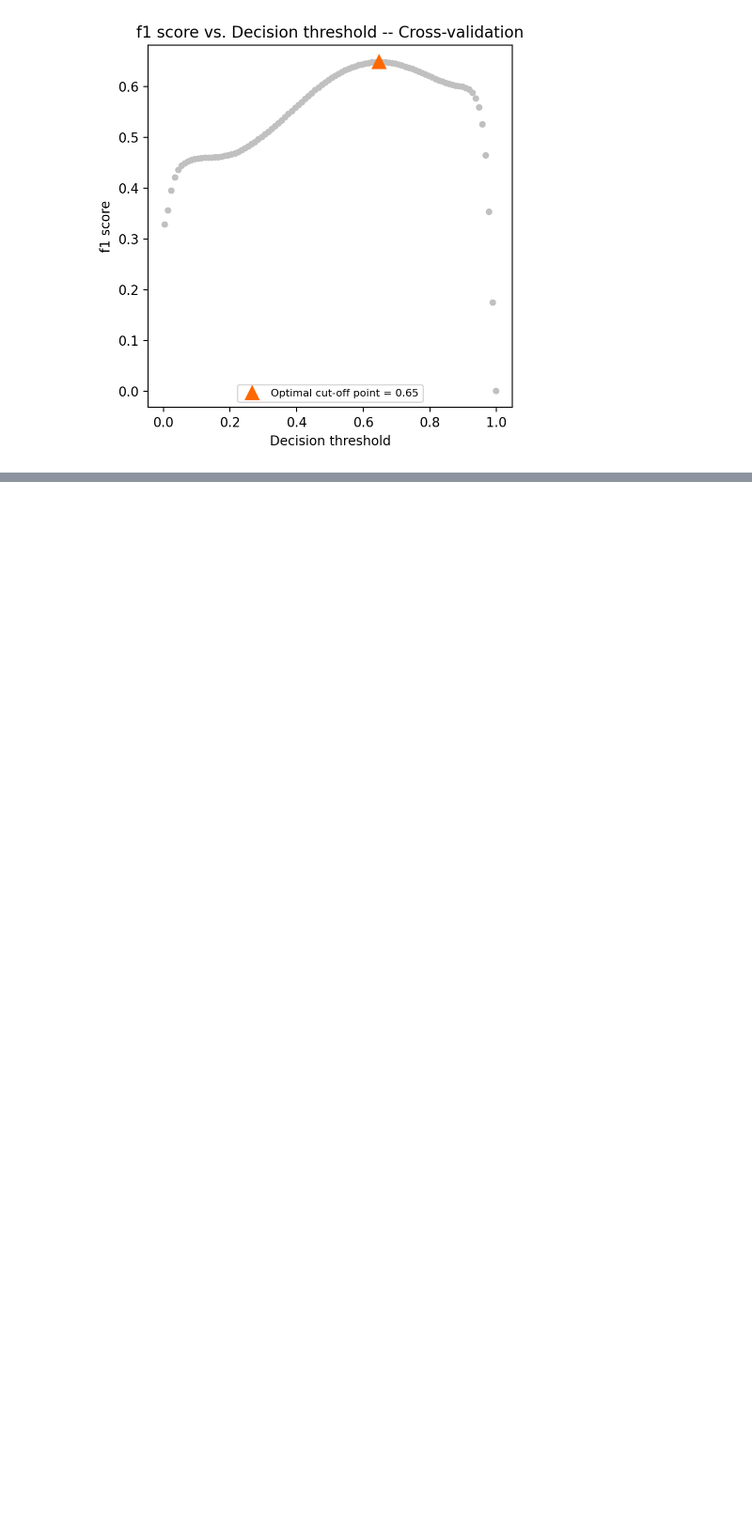
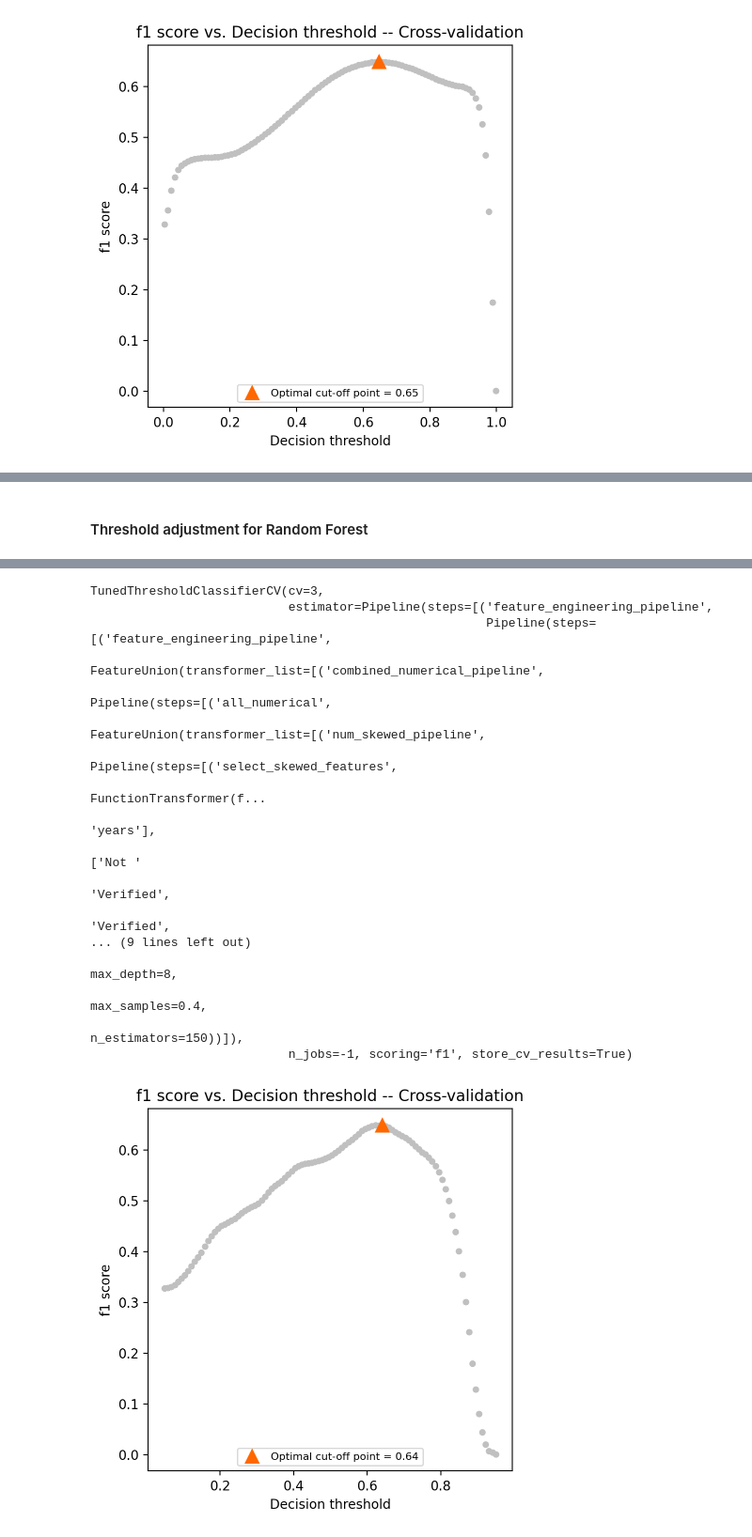
Before and after one commit to gvsreekar/credit_risk_model, a Jupyter notebook: notebooks/model_prototyping.ipynb, the cells around one changed output, grey strips where cells are left out. Shown at 94% size. Cells and saved outputs as stored; diff of their text form; code cells hidden in the pictures; blank space fills up the shorter version.

```diff
--- a/notebooks/model_prototyping.ipynb
+++ b/notebooks/model_prototyping.ipynb
@@ -301,0 +324,16 @@ TunedThresholdClassifierCV(cv=3,
+# %%
+from sklearn.ensemble import RandomForestClassifier
+pipe2_RF = Pipeline(steps=[
+    ('feature_engineering_pipeline',selected_FE_with_FS),
+    ('rfc',RandomForestClassifier())
+])
+# Please note that the params dictionary are the already tuned best parameters
+params = {
+ 'rfc__class_weight': ['balanced'],
+ 'rfc__max_depth': [8],
+ 'rfc__max_samples': [0.4],
+ 'rfc__n_estimators': [150]
+}
+
+grid2_RF = GridSearchCV(pipe2_RF,param_grid=params,cv=3,scoring='f1',verbose=1,n_jobs=config.N_JOBS)
+grid2_RF.fit(x_train,y_train_transformed)
@@ -301,0 +359,3 @@ TunedThresholdClassifierCV(cv=3,
+# %%
+grid2_RF.best_score_
+RF_best_model = grid2_RF.best_estimator_
@@ -301,0 +376,5 @@ TunedThresholdClassifierCV(cv=3,
+# %% [markdown]
+#### Threshold adjustment for Random Forest
+# %%
+find_the_best_decision_threshold(RF_best_model,x_train,y_train,x_test,y_test,scoring='f1')
+# %% [output]
@@ -301,0 +398,18 @@ TunedThresholdClassifierCV(cv=3,
+TunedThresholdClassifierCV(cv=3,
+                           estimator=Pipeline(steps=[('feature_engineering_pipeline',
+                                                      Pipeline(steps=[('feature_engineering_pipeline',
+                                                                       FeatureUnion(transformer_list=[('combined_numerical_pipeline',
+                                                                                                       Pipeline(steps=[('all_numerical',
+                                                                                                                        FeatureUnion(transformer_list=[('num_skewed_pipeline',
+                                                                                                                                                        Pipeline(steps=[('select_skewed_features',
+                                                                                                                                                                         FunctionTransformer(f...
+                                                                                                                                                    'years'],
+                                                                                                                                                   ['Not '
+                                                                                                                                                    'Verified',
+                                                                                                                                                    'Verified',
+... (9 lines left out)
+                                                                             max_depth=8,
+                                                                             max_samples=0.4,
+                                                                             n_estimators=150))]),
+                           n_jobs=-1, scoring='f1', store_cv_results=True)
+[figure, added]
```
Also changed, not shown: parts of 14 cells of this notebook.
